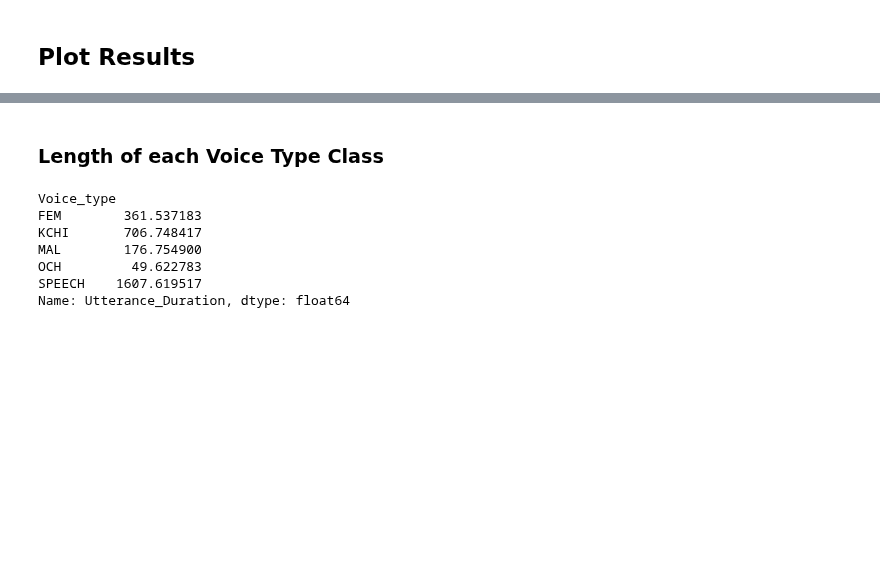
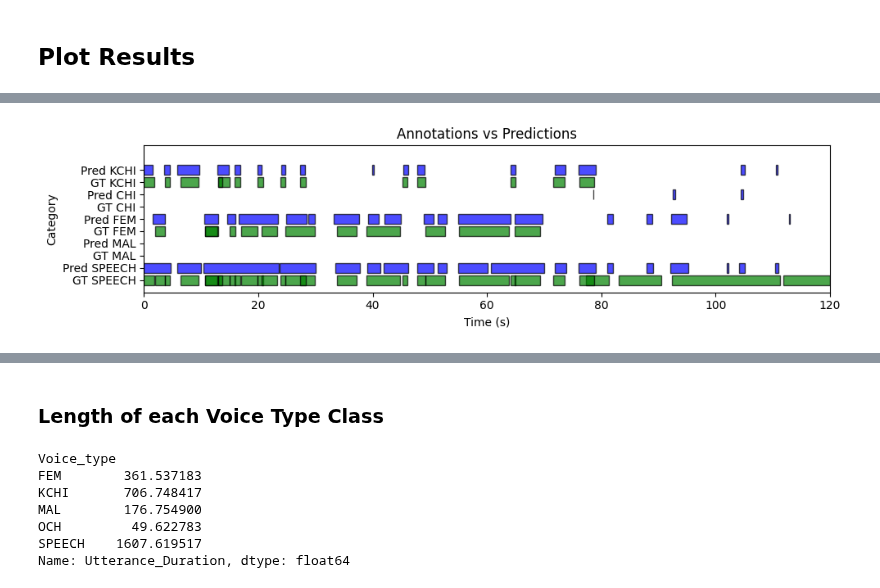
Before and after one commit to neleSuffo/naturalistic-social-analysis, a Jupyter notebook: notebooks/vtc_evaluation.ipynb, the cells around one changed output, grey strips where cells are left out. Cells and saved outputs as stored; diff of their text form; code cells hidden in the pictures; blank space fills up the shorter version.

```diff
--- a/notebooks/vtc_evaluation.ipynb
+++ b/notebooks/vtc_evaluation.ipynb
@@ -385,0 +399,4 @@ plot_annotations_vs_predictions('284099', "/home/nele_pauline_suffo/outputs/vtc_
+# %%
+plot_annotations_vs_predictions('100898', "cl", [0, 120])
+# %% [output]
+[figure, added]
```
Also changed, not shown: parts of 15 cells of this notebook.
